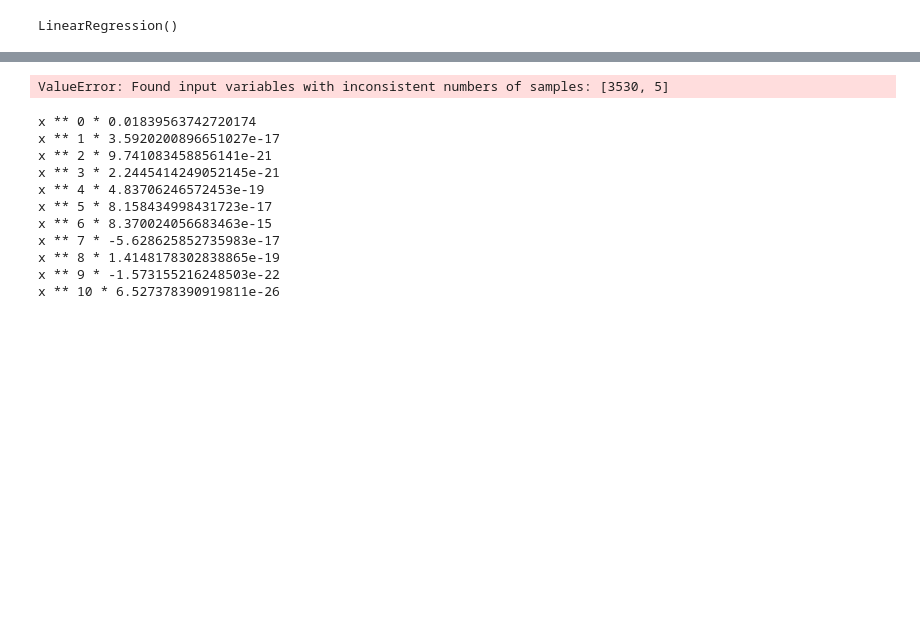
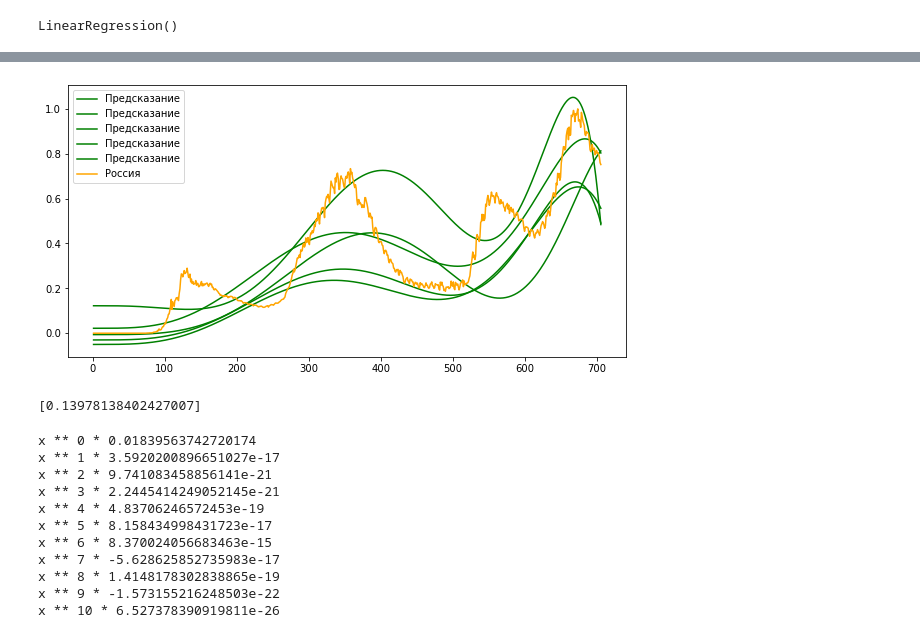
Before and after one commit to ZelshaR/Project, a Jupyter notebook: NoteBooks/Predict.ipynb, the cells around one changed output, grey strips where cells are left out. Drawn from its saved outputs; the diff is of its cells as text; code cells hidden in the pictures; blank space fills up the shorter version.

```diff
--- a/NoteBooks/Predict.ipynb
+++ b/NoteBooks/Predict.ipynb
@@ -115,0 +112,2 @@ ValueError: x and y must be the same size
+# %%
+g = np.reshape(dfcsr.index, (-1, 1))
@@ -116,38 +134,39 @@ ValueError: x and y must be the same size
 # %%
 rmses = []
 #enumerate = [i for i in range(10)]
 enumerate = [8]
 
 for i in enumerate:
     p = PolynomialFeatures(i, include_bias=True)
 
-    xaxis_poly = p.fit_transform(xaxis1)
+    xaxis_poly = p.fit_transform(g)
 
-    lr.fit(xaxis_poly, kek)
+    lr.fit(xaxis_poly, dfcsr[['Russia', 'United Kingdom', 'Belarus', 'Georgia', 'Europe']])
 
-    xaxis_ = np.linspace(xaxis1.min(0), xaxis1.max(0), 706).reshape(706,1)
+    xaxis_ = np.linspace(g.min(0), g.max(0), 706).reshape(706,1)
     y_pred_lr = lr.predict(p.transform(xaxis_))
-    poly_mse = mean_squared_error(yaxis, y_pred_lr)
+    poly_mse = mean_squared_error(dfcsr[['Russia', 'United Kingdom', 'Belarus', 'Georgia', 'Europe']], y_pred_lr)
     poly_rmse = np.sqrt(poly_mse)
     rmses.append(poly_rmse)
     plt.figure(figsize=(10,5))
 #    plt.scatter(xaxis, yaxis, label='Данные для тренировки') #не вижу смысла проставлять точки, ибо они просто будут накладываться на кривую
-    plt.plot(xaxis_, y_pred_lr, label='Предсказание', c='green')
-#    plt.plot(xaxis, yaxis, label='Россия', c='orange')
+    plt.plot(xaxis, y_pred_lr, label='Предсказание', c='green')
+    plt.plot(xaxis, yaxis, label='Россия', c='orange')
 #    plt.plot(xaxis, dfcsr['United Kingdom'].values, label='Англия', c='red')
 #    plt.plot
 #    plt.plot
 #    plt.plot
 #    plt.plot
     plt.legend()
     plt.show()
     #print(p.fit_transform(xaxis_))
     modelo = make_pipeline(p, lr)
     #print(modelo.steps[1][1].coef_)
     #print(modelo.steps[1][1].intercept_)
 rmses
 # %% [output]
+[figure, added]
-ValueError: Found input variables with inconsistent numbers of samples: [3530, 5]
+[0.13978138402427007]
 # %%
 print ('x', '**', 0, '*', 0.01839563742720174)
 for i in range (1,11):
```
Also changed, not shown: parts of 14 cells of this notebook, 7 other files.
